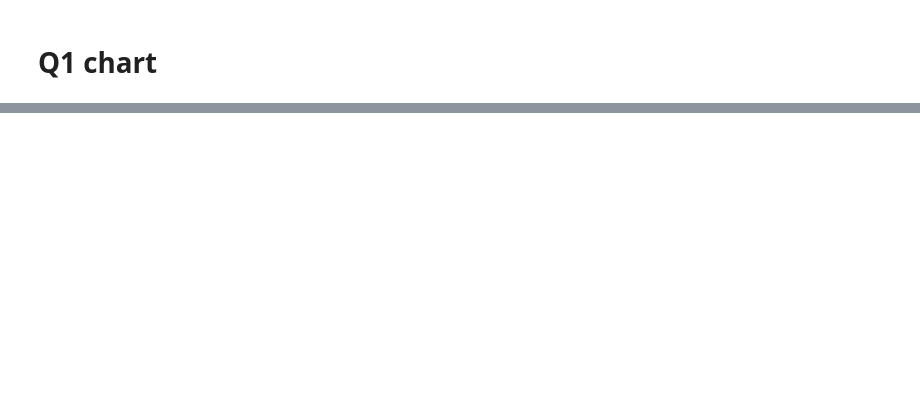
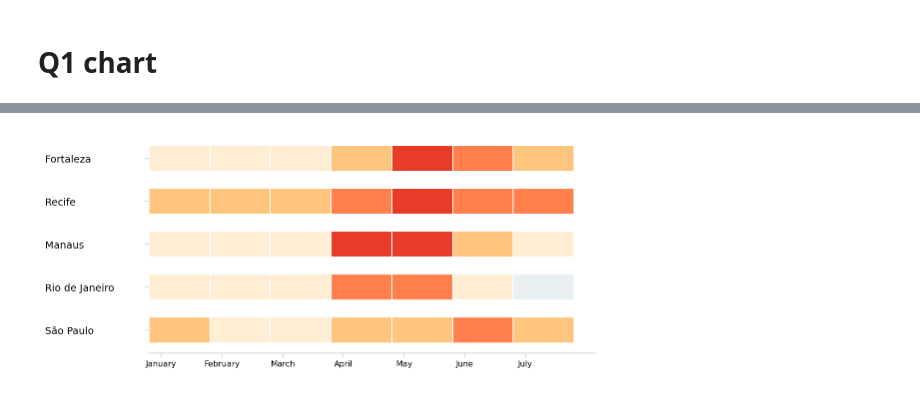
Before and after one commit to flomch/data-viz, a Jupyter notebook: eda_hw3.ipynb, the cells around one changed output, grey strips where cells are left out. Cells and saved outputs as stored; diff of their text form; code cells hidden in the pictures; blank space fills up the shorter version.

```diff
--- a/eda_hw3.ipynb
+++ b/eda_hw3.ipynb
@@ -74,0 +88,16 @@ plt.show()
+# %%
+# define color assignment function
+def color_assigment(value):
+    i = bisect.bisect([0, 0.25, 0.5, 1, 2], value)
+    color = {0: '#E8F0F4',
+             1: '#FFEDD4',
+             2: '#FFC57E',
+             3: '#FF804C',
+             4: '#E93C28',
+             5: '#B10000'}
+
+    return color[i]
+
+# add column mapping excess pct change to hex color
+death['color_hex'] = death['excess_deaths_pct_change'].apply(color_assigment)
+death[death.month ==7]
@@ -74,0 +111,38 @@ plt.show()
+# %%
+
+fig,ax = plt.subplots(1,1, figsize=(8,4))
+
+regions = death.region.unique()
+num_regions = len(regions)
+ones = np.ones(num_regions)
+
+for month in range(7,0, -1):
+    ax.barh(regions, month * ones
+            ,height=0.6
+            ,color=death[death.month == month]['color_hex'],
+            align='center',
+            edgecolor='white')
+
+
+# hide spines
+ax.spines['top'].set_visible(False)
+ax.spines['right'].set_visible(False)
+ax.spines['left'].set_visible(False)
+ax.spines['bottom'].set_color('#CDD0CE')
+ax.tick_params(length=4, color='#CDD0CE')
+
+# configure y-axis alignment
+ax.set_yticks(np.linspace(0,4,5))
+ax.set_yticklabels(regions, ha='left')
+ax.get_yaxis().set_tick_params(pad=100)
+
+# configure x-axis alignment
+ax.set_xticks(np.linspace(0.2, 6.2, 7))
+ax.set_xticklabels(['January', 'February', 'March', 'April', 'May', 'June', 'July']
+                   ,fontsize=8
+                  ,ha='center')
+
+
+plt.show()
+# %% [output]
+[figure, added]
```
Also changed, not shown: parts of 5 cells of this notebook, 1 other file.
